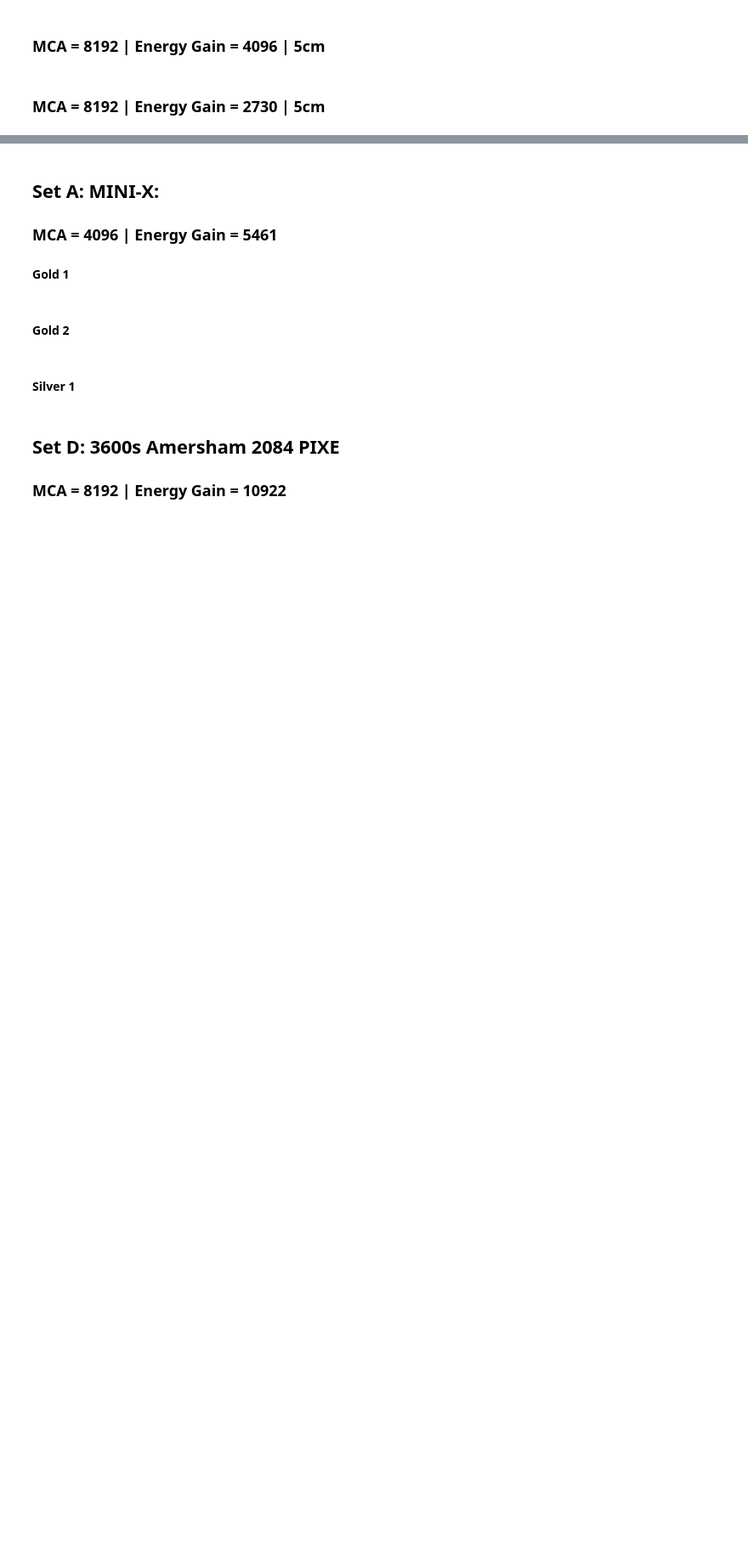
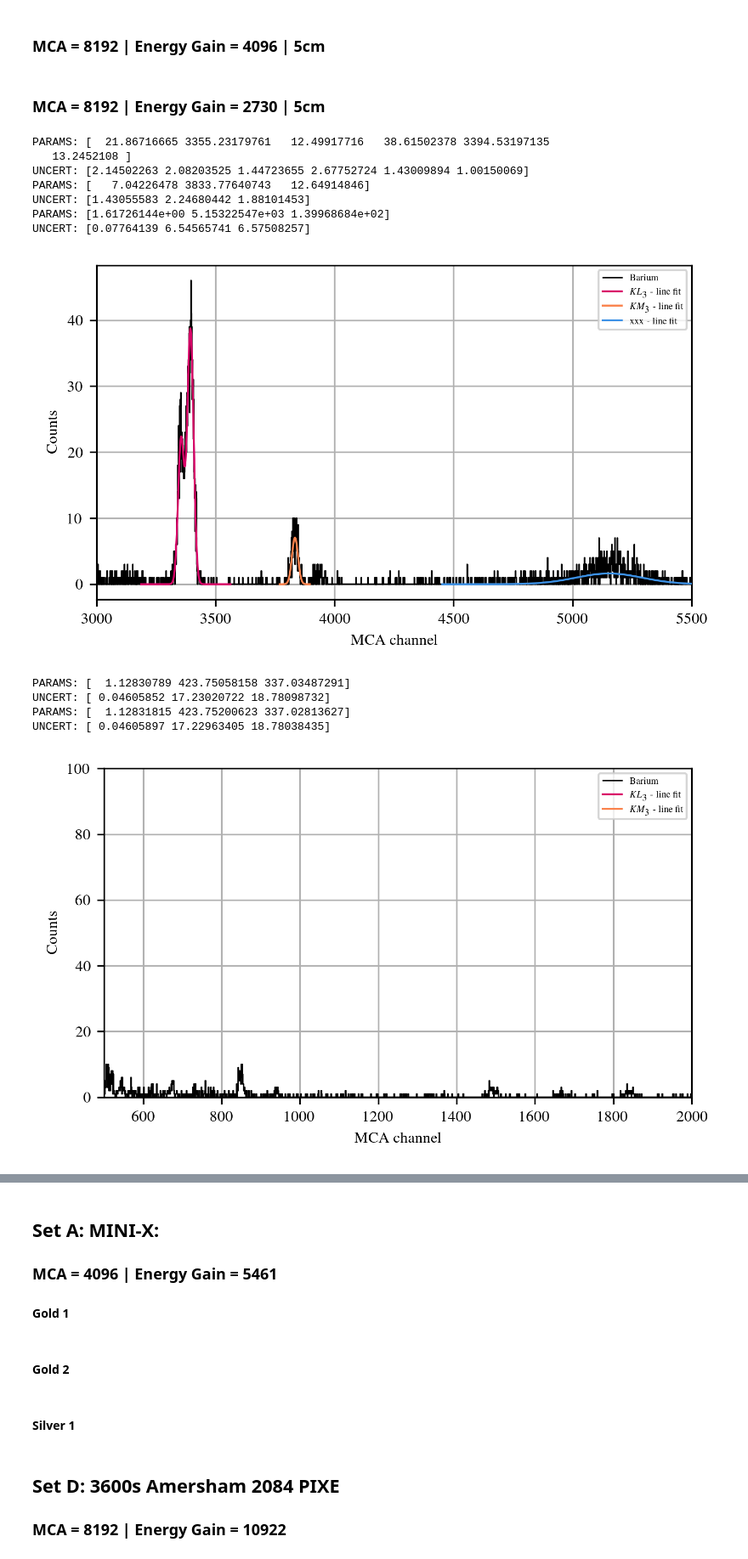
Before and after one commit to SirPhoenix007/IBA-Bonn, a Jupyter notebook: Study_2602_PIXEDetector/PIXE_results.ipynb, the cells around one changed output, grey strips where cells are left out. Shown at 85% size. Saved outputs shown, nothing was run; the diff lists cells and outputs as text; code cells hidden in the pictures; blank space fills up the shorter version.

```diff
--- a/Study_2602_PIXEDetector/PIXE_results.ipynb
+++ b/Study_2602_PIXEDetector/PIXE_results.ipynb
@@ -505,39 +507,64 @@ gauss = ['single', 'double']
 ### MCA = 8192 | Energy Gain = 2730 | 5cm
 # %%
 #------------ Terbium ------------#
-file_to_analyze_Tb = './/2026_02_27//20260227-154148.vspc'
+file_to_analyze_Tb = './/collected_data//2026_02_27//20260227-154148.vspc'
 
 init_val1 = [[40,4600,12], [57,4700,16], [20,5300,20,10,5400,10]]
 init_val2 = [[100,670,20], [75,750,20,30,780,10], [10,850,8,5,900,5]]
 xlim1 = [4450,5600]
 xlim2 = [500,1100]
 ylim1 = []
 ylim2 = []
 info1 = ['Terbium', '$KL_3$', '$KL_2$', '$KM_3$']
 info2 = ['Terbium', '$L_3M_5$', '$L_2M_4$', '$L_3N_5$', 'xxx']
 gauss1 = ['single', 'single', 'double']
 gauss2 = ['single', 'double','double']
 
-all_peaks_one_measurement(file = file_to_analyze_Tb, peaks = init_val1, xlim=xlim1, ylim=ylim1, info=info1, col_flag=False, identifier='1', gauss_ident=gauss1)
-all_peaks_one_measurement(file = file_to_analyze_Tb, peaks = init_val2, xlim=xlim2, ylim=ylim2, info=info2, col_flag=False, identifier='2', gauss_ident=gauss2)
+# all_peaks_one_measurement(file = file_to_analyze_Tb, peaks = init_val1, xlim=xlim1, ylim=ylim1, info=info1, col_flag=False, identifier='1', gauss_ident=gauss1)
+# all_peaks_one_measurement(file = file_to_analyze_Tb, peaks = init_val2, xlim=xlim2, ylim=ylim2, info=info2, col_flag=False, identifier='2', gauss_ident=gauss2)
 #------------ Terbium------------#
 
 #------------ Barium ------------#
-file_to_analyze_Ba = './/2026_02_27//20260227-153318.vspc'
+file_to_analyze_Ba = './/collected_data//2026_02_27//20260227-153318.vspc'
 
-init_val = [[40,3450,15], [10,3900,10], [20,5300,20]]
-xlim = [3000,5500]
-info = ['Barium', '$KL_3$', '$KM_3$', 'xxx']
+init_val1 = [[20,3350,10,40,3400,15], [10,3900,10], [20,5300,20]]
+init_val2 = [[10,700,10], [20,800,20]]
+xlim1 = [3000,5500]
+xlim2 = [500,2000]
+ylim1 = []
+ylim2 = [0,100]
+info1 = ['Barium', '$KL_3$', '$KM_3$', 'xxx']
+info2 = ['Barium', '$KL_3$', '$KM_3$', 'xxx']
+gauss1 = ['double','single','single']
+gauss2 = ['single','single']
 
-# all_peaks_one_measurement(file = file_to_analyze_Ba, peaks = init_val, xlim=xlim, info=info, col_flag=False, identifier='1')
+all_peaks_one_measurement(file = file_to_analyze_Ba, peaks = init_val1, xlim=xlim1, ylim=ylim1, info=info1, col_flag=False, identifier='1', gauss_ident=gauss1)
+
+all_peaks_one_measurement(file = file_to_analyze_Ba, peaks = init_val2, xlim=xlim2, ylim=ylim2, info=info2, col_flag=False, identifier='2', gauss_ident=gauss2)
 #------------ Barium ------------#
 
 #------------ Silber ------------#
-file_to_analyze_Ag = './/2026_02_27//20260227-152444.vspc'
+file_to_analyze_Ag = './/collected_data//2026_02_27//20260227-152444.vspc'
 
-init_val = [[610,2300,50], [100,2600,30]]
+init_val = [[610,2330,15], [100,2630,12,20,2660,20]]
 xlim = [2100,2800]
+ylim = []
 info = ['Silver', '$KL_3$', '$KM_3$']
+gauss = ['single','double']
 
-# all_peaks_one_measurement(file = file_to_analyze_Ag, peaks = init_val, xlim=xlim, info=info, col_flag=False, identifier='0')
+all_peaks_one_measurement(file = file_to_analyze_Ag, peaks = init_val, xlim=xlim, ylim=ylim, info=info, col_flag=False, identifier='0', gauss_ident=gauss)
 #------------ Silber ------------#
+# %% [output]
+PARAMS: [  21.86716665 3355.23179761   12.49917716   38.61502378 3394.53197135
+   13.2452108 ]
+UNCERT: [2.14502263 2.08203525 1.44723655 2.67752724 1.43009894 1.00150069]
+PARAMS: [   7.04226478 3833.77640743   12.64914846]
+UNCERT: [1.43055583 2.24680442 1.88101453]
+PARAMS: [1.61726144e+00 5.15322547e+03 1.39968684e+02]
+UNCERT: [0.07764139 6.54565741 6.57508257]
+[figure, added]
+PARAMS: [  1.12830789 423.75058158 337.03487291]
+UNCERT: [ 0.04605852 17.23020722 18.78098732]
+PARAMS: [  1.12831815 423.75200623 337.02813627]
+UNCERT: [ 0.04605897 17.22963405 18.78038435]
+[figure, added]
```
Also changed, not shown: parts of 3 cells of this notebook, 40 other files.
